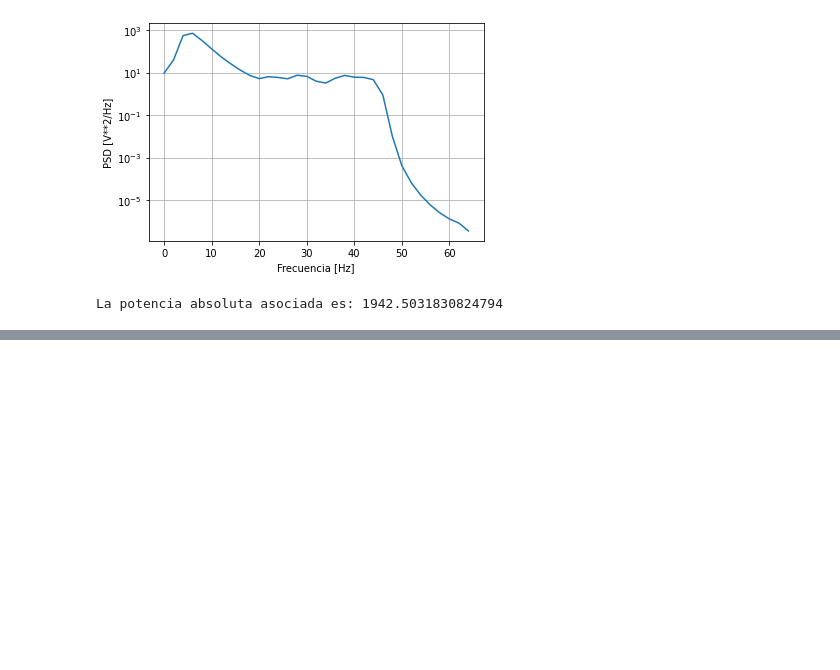
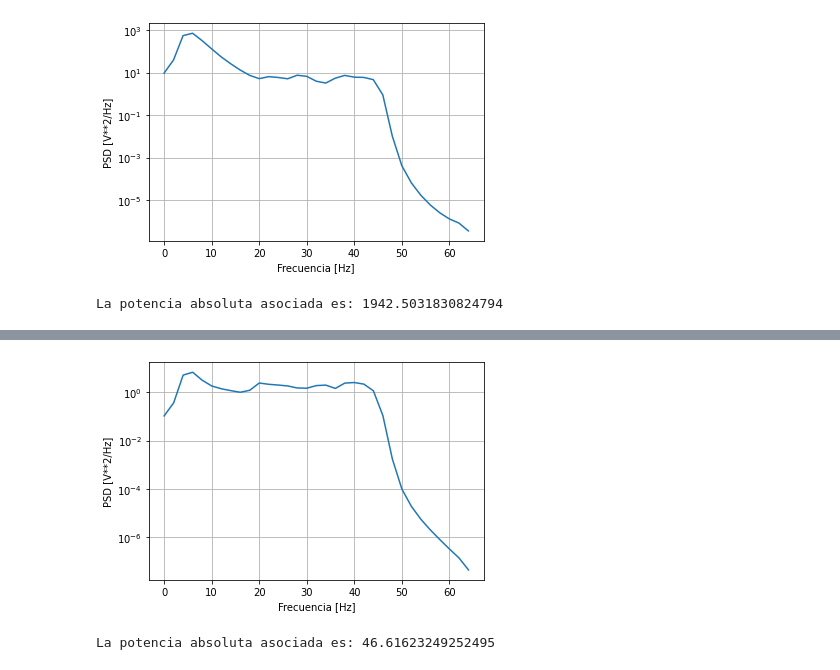
Before and after one commit to ManueloRZ2/MiniProyecto, a Jupyter notebook: Miniproyecto1(com1).ipynb, the cells around one changed output, grey strips where cells are left out. Saved outputs shown, nothing was run; the diff lists cells and outputs as text; code cells hidden in the pictures; blank space fills up the shorter version.

```diff
--- a/Miniproyecto1(com1).ipynb
+++ b/Miniproyecto1(com1).ipynb
@@ -615,0 +728,18 @@ La potencia absoluta asociada es: 1942.5031830824794
+# %%
+#Densidad espectral de potencia assF3F4
+
+fs=128
+f, Pxx_den3 = signal.welch(assF3F4, fs, nperseg=64)
+plt.semilogy(f, Pxx_den3)
+#plt.ylim([0.5e-3, 1])
+plt.xlabel('Frecuencia [Hz]')
+plt.ylabel('PSD [V**2/Hz]')
+plt.grid()
+plt.show()
+
+print("La potencia absoluta asociada es:", np.sum(Pxx_den3))
+
+DF['PotAssF3F4']= np.sum(Pxx_den3)  #Adiciona columna varianza de EOGH
+# %% [output]
+[figure, added]
+La potencia absoluta asociada es: 46.61623249252495
```
Also changed, not shown: parts of 31 cells of this notebook.
